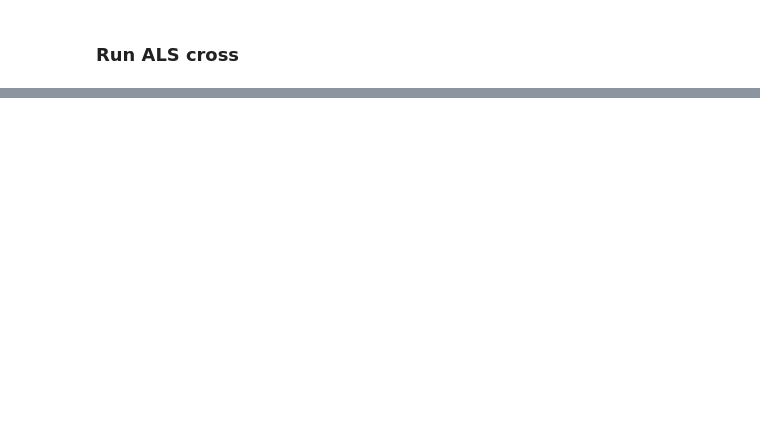
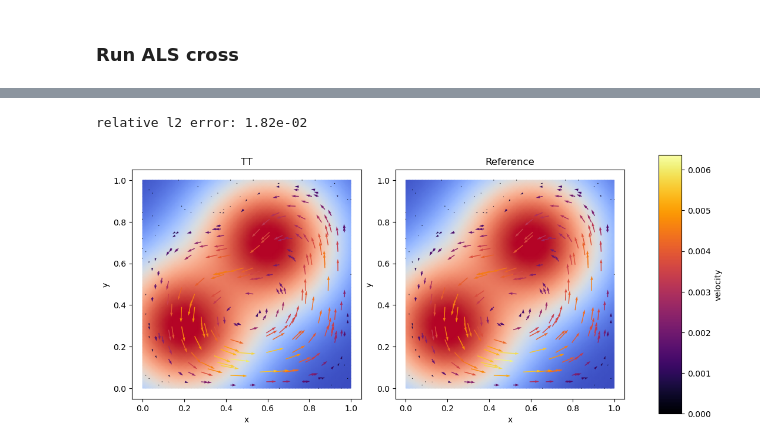
Before and after one commit to huberbenno/TT-IRT, a Jupyter notebook: python/als_cross_rework/als_cross_stokes.ipynb, the cells around one changed output, grey strips where cells are left out. Cells and saved outputs as stored; diff of their text form; code cells hidden in the pictures; blank space fills up the shorter version.

Commit message:
Testing with stokes

```diff
--- a/python/als_cross_rework/als_cross_stokes.ipynb
+++ b/python/als_cross_rework/als_cross_stokes.ipynb
@@ -97,7 +100,9 @@ bcs = [bc0]
 # Define variational problem
 (u, p) = ufl.TrialFunction(V), ufl.TrialFunction(Q)
 (v, q) = ufl.TestFunction(V), ufl.TestFunction(Q)
-f = fem.Function(V)
+
+Vf = functionspace(msh, element("Lagrange", msh.basix_cell(), 1, shape=(msh.geometry.dim,)))
+f = fem.Function(Vf)
 f.interpolate(f_expr)
 
 mu = fem.Function(Q)
@@ -425,13 +376,15 @@ class stokes_PDE_fun:
 # %% [markdown]
 ### Run ALS cross
 # %%
+PDE_fun = stokes_PDE_fun()
+
 test = als_cross(
   [C_mu, C_const],
-  [C_f, C_const]
-  stokes_PDE_fun,
+  [C_f, C_const],
+  PDE_fun,
   1e-8,
-  # random_init=5,
-  kickrank=3
+  random_init=15,
+  kickrank=5
   )
 
 test.iterate(3)
@@ -442,0 +407,56 @@ print('Ranks', u.r)
+# %%
+cells, cell_types, x = plot.vtk_mesh(V)
+N = x.shape[0]
+
+y = rng.integers(0, Ny)
+
+fig, axs = plt.subplots(1,3, width_ratios=(1,1,0.1), figsize=(10,5))
+fig.tight_layout()
+
+d = (190 * y / (Ny-1) + 10).reshape(-1,1)
+viscosity = viscosity_expr(x.T, deltas=d)
+
+for ax in axs[:-1]:
+  ax.tripcolor(x.T[0], x.T[1], viscosity,cmap='coolwarm', shading='gouraud')
+  ax.set_xlabel('x')
+  ax.set_ylabel('y')
+  ax.set_aspect('equal')
+
+# random decimate points
+rng = np.random.default_rng()
+mask = rng.uniform(size = N) < (250 / N)
+
+# TT approx
+u_vec = np.empty((N,2))
+for i in range(N):
+  u_vec[i, 0] = u[np.concatenate([[2*i], y])]
+  u_vec[i, 1] = u[np.concatenate([[2*i+1], y])]
+
+# reference
+PDE_fun = stokes_PDE_fun()
+u_ref = PDE_fun.solve(
+  [[C_mu[:, y[0], y[1]].full().reshape(1,-1,1), np.ones((1,1,1))],
+  [C_f[:, y[0], y[1]].full().reshape(1,-1,1), np.ones((1,1,1))]]
+)
+u_ref = u_ref[0].reshape(N, V.dofmap.index_map_bs)
+
+u_max = max(np.max(np.linalg.norm(u_vec, axis=1)), np.max(np.linalg.norm(u_ref, axis=1)))
+
+velocity = axs[0].quiver(
+  x[mask,0] , x[mask,1], u_vec[mask,0,], u_vec[mask,1], np.linalg.norm(u_vec[mask], axis=1),
+  clim=(0,u_max), cmap='inferno')
+axs[0].set_title('TT')
+
+velocity = axs[1].quiver(
+  x[mask,0] , x[mask,1], u_ref[mask,0,], u_ref[mask,1], np.linalg.norm(u_ref[mask], axis=1),
+  clim=(0,u_max), cmap='inferno')
+axs[1].set_title('Reference')
+
+cbar = fig.colorbar(velocity, ax=axs[1], cax=axs[2],)
+cbar.set_label('velocity')
+
+
+print(f'relative l2 error: {np.linalg.norm(u_vec-u_ref)/ np.linalg.norm(u_ref):.2e}')
+# %% [output]
+relative l2 error: 1.82e-02
+[figure, added]
```
Also changed, not shown: parts of 10 cells of this notebook.
